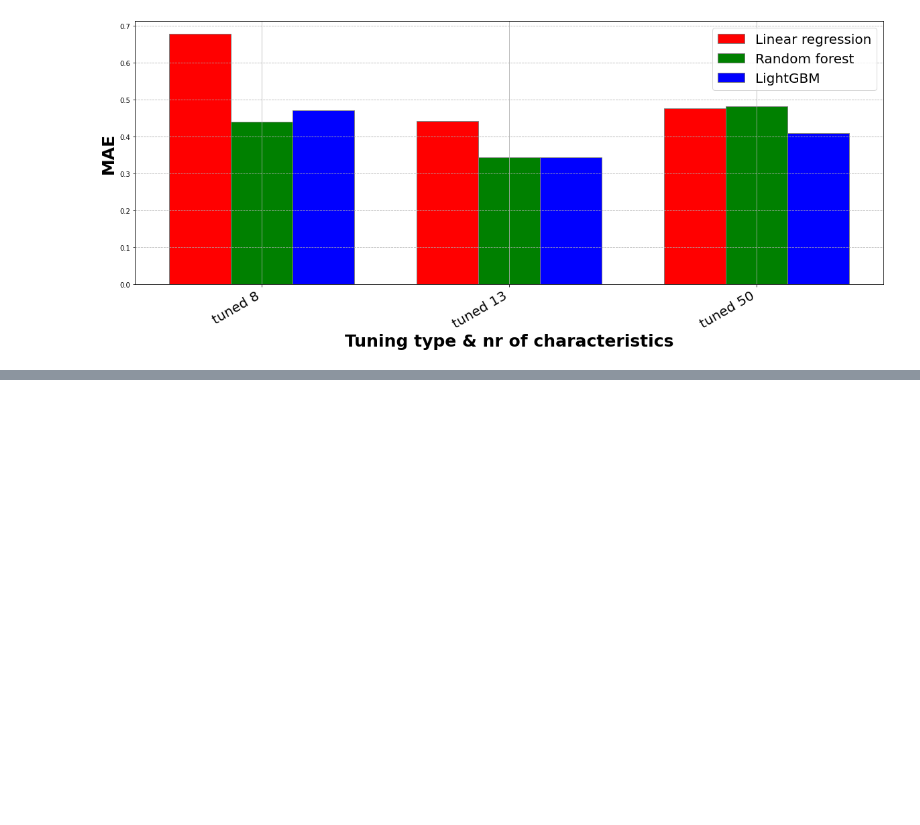
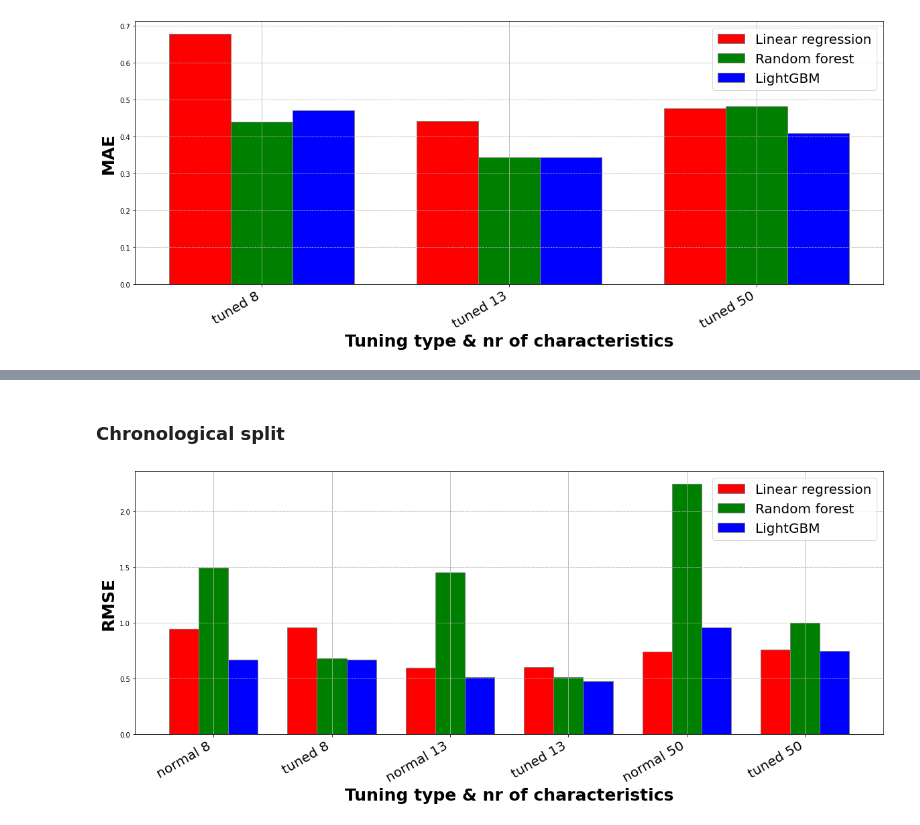
Before and after one commit to Paulina100/ML-for-TTRPG-game-design, a Jupyter notebook: notebooks/models/all_models_summary.ipynb, the cells around one changed output, grey strips where cells are left out. Saved outputs shown, nothing was run; the diff lists cells and outputs as text; code cells hidden in the pictures; blank space fills up the shorter version.

```diff
--- a/notebooks/models/summary.ipynb
+++ b/notebooks/models/all_models_summary.ipynb
@@ -230,0 +166,6 @@ plot_summary(results[results["Tuning type"] == "tuned"], "chronological", "MAE")
+# %% [markdown]
+### Chronological split
+# %%
+plot_summary_all_models(results, "chronological", "RMSE")
+# %% [output]
+[figure, added]
```
Also changed, not shown: parts of 19 cells of this notebook.
